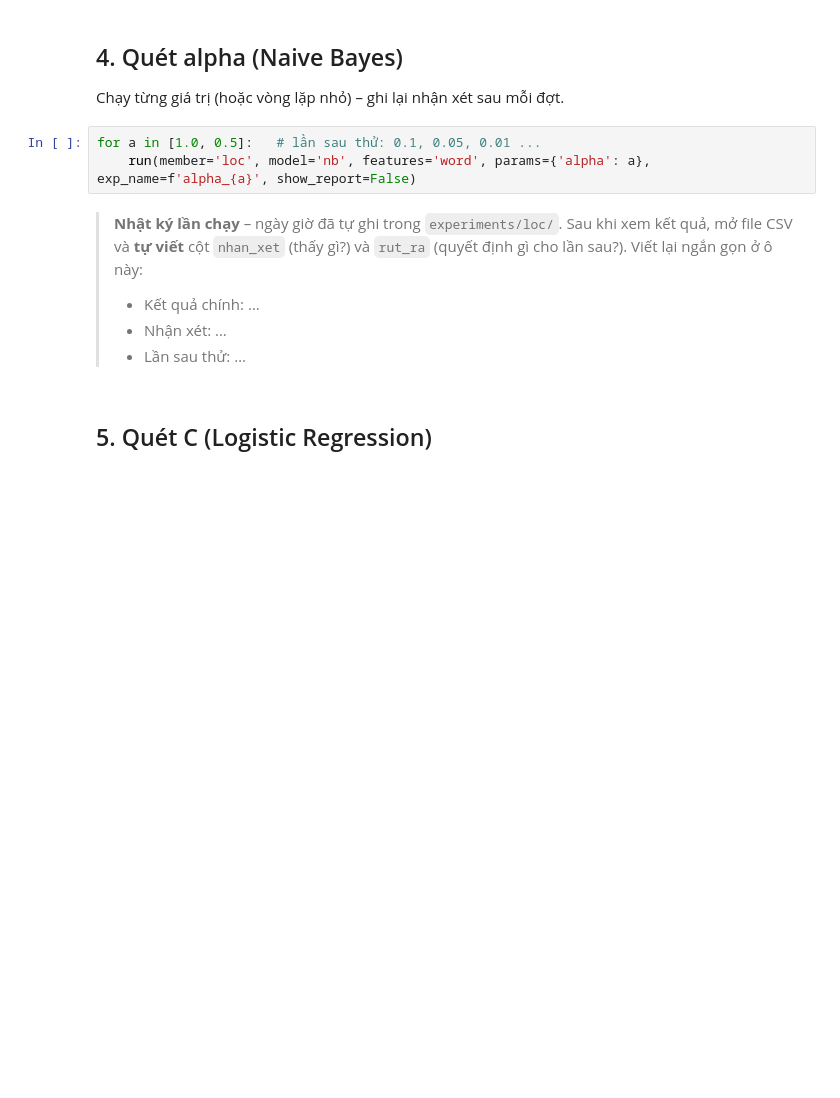
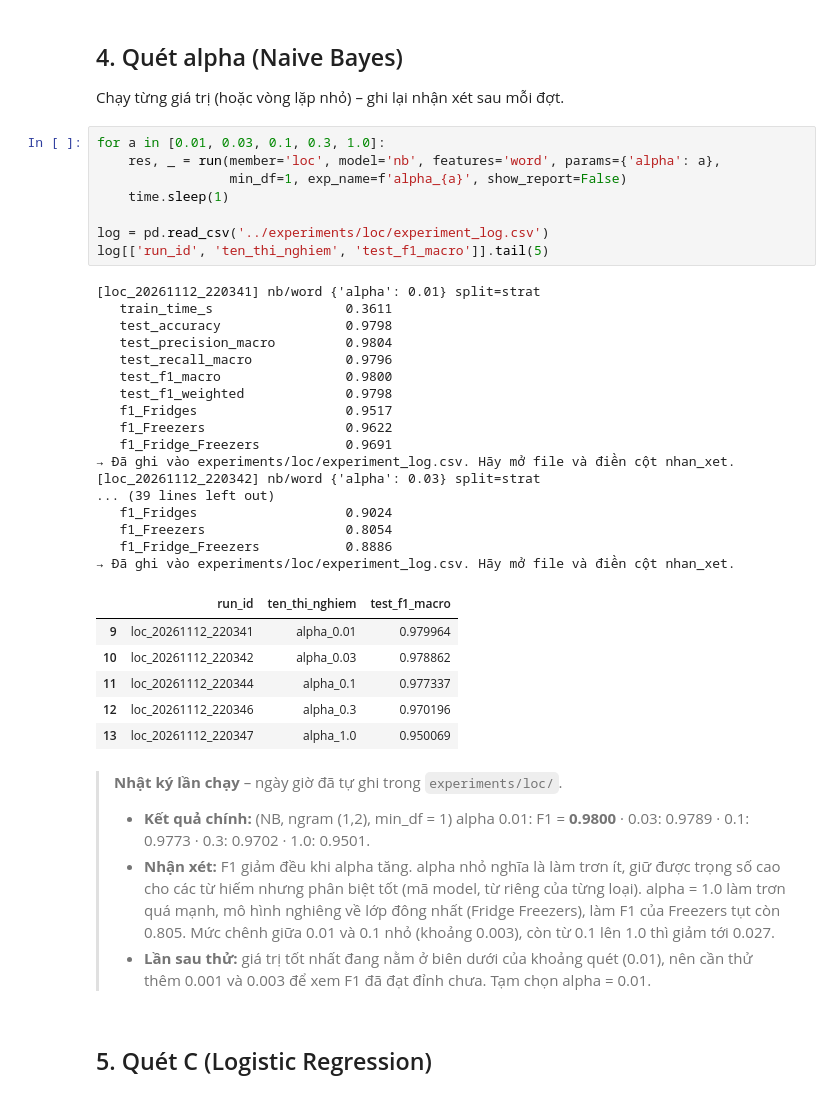
Before and after one commit to locphat13579-jpg/SGU26_MAYHOC, a Jupyter notebook: DoAnCuoiKy_Nhom06/notebooks/04_Loc_TienXuLy_NB_LR.ipynb, the cells around one changed output. Saved outputs shown, nothing was run; the diff lists cells and outputs as text; blank space fills up the shorter version.

```diff
--- a/DoAnCuoiKy_Nhom06/notebooks/04_Loc_TienXuLy_NB_LR.ipynb
+++ b/DoAnCuoiKy_Nhom06/notebooks/04_Loc_TienXuLy_NB_LR.ipynb
@@ -103,14 +158,43 @@ res, _ = run(member='loc', model='nb', features='word', params={'alpha': 0.1},
 ## 4. Quét alpha (Naive Bayes)
 Chạy từng giá trị (hoặc vòng lặp nhỏ) – ghi lại nhận xét sau mỗi đợt.
 # %%
-for a in [1.0, 0.5]:   # lần sau thử: 0.1, 0.05, 0.01 ...
-    run(member='loc', model='nb', features='word', params={'alpha': a}, exp_name=f'alpha_{a}', show_report=False)
+for a in [0.01, 0.03, 0.1, 0.3, 1.0]:
+    res, _ = run(member='loc', model='nb', features='word', params={'alpha': a},
+                 min_df=1, exp_name=f'alpha_{a}', show_report=False)
+    time.sleep(1)
+
+log = pd.read_csv('../experiments/loc/experiment_log.csv')
+log[['run_id', 'ten_thi_nghiem', 'test_f1_macro']].tail(5)
+# %% [output]
+[loc_20261112_220341] nb/word {'alpha': 0.01} split=strat
+   train_time_s                 0.3611
+   test_accuracy                0.9798
+   test_precision_macro         0.9804
+   test_recall_macro            0.9796
+   test_f1_macro                0.9800
+   test_f1_weighted             0.9798
+   f1_Fridges                   0.9517
+   f1_Freezers                  0.9622
+   f1_Fridge_Freezers           0.9691
+→ Đã ghi vào experiments/loc/experiment_log.csv. Hãy mở file và điền cột nhan_xet.
+[loc_20261112_220342] nb/word {'alpha': 0.03} split=strat
+... (39 lines left out)
+   f1_Fridges                   0.9024
+   f1_Freezers                  0.8054
+   f1_Fridge_Freezers           0.8886
+→ Đã ghi vào experiments/loc/experiment_log.csv. Hãy mở file và điền cột nhan_xet.
+|  | run_id | ten_thi_nghiem | test_f1_macro |
+| 9 | loc_20261112_220341 | alpha_0.01 | 0.979964 |
+| 10 | loc_20261112_220342 | alpha_0.03 | 0.978862 |
+| 11 | loc_20261112_220344 | alpha_0.1 | 0.977337 |
+| 12 | loc_20261112_220346 | alpha_0.3 | 0.970196 |
+| 13 | loc_20261112_220347 | alpha_1.0 | 0.950069 |
 # %% [markdown]
-> **Nhật ký lần chạy** – ngày giờ đã tự ghi trong `experiments/loc/`. Sau khi xem kết quả, mở file CSV và **tự viết** cột `nhan_xet` (thấy gì?) và `rut_ra` (quyết định gì cho lần sau?). Viết lại ngắn gọn ở ô này:
+> **Nhật ký lần chạy** – ngày giờ đã tự ghi trong `experiments/loc/`.
 >
-> - Kết quả chính: …
-> - Nhận xét: …
-> - Lần sau thử: …
+> - **Kết quả chính:** (NB, ngram (1,2), min_df = 1) alpha 0.01: F1 = **0.9800** · 0.03: 0.9789 · 0.1: 0.9773 · 0.3: 0.9702 · 1.0: 0.9501.
+> - **Nhận xét:** F1 giảm đều khi alpha tăng. alpha nhỏ nghĩa là làm trơn ít, giữ được trọng số cao cho các từ hiếm nhưng phân biệt tốt (mã model, từ riêng của từng loại). alpha = 1.0 làm trơn quá mạnh, mô hình nghiêng về lớp đông nhất (Fridge Freezers), làm F1 của Freezers tụt còn 0.805. Mức chênh giữa 0.01 và 0.1 nhỏ (khoảng 0.003), còn từ 0.1 lên 1.0 thì giảm tới 0.027.
+> - **Lần sau thử:** giá trị tốt nhất đang nằm ở biên dưới của khoảng quét (0.01), nên cần thử thêm 0.001 và 0.003 để xem F1 đã đạt đỉnh chưa. Tạm chọn alpha = 0.01.
 # %% [markdown]
 ## 5. Quét C (Logistic Regression)
 # %%
```
Also changed, not shown: parts of 9 cells of this notebook, 24 other files.
